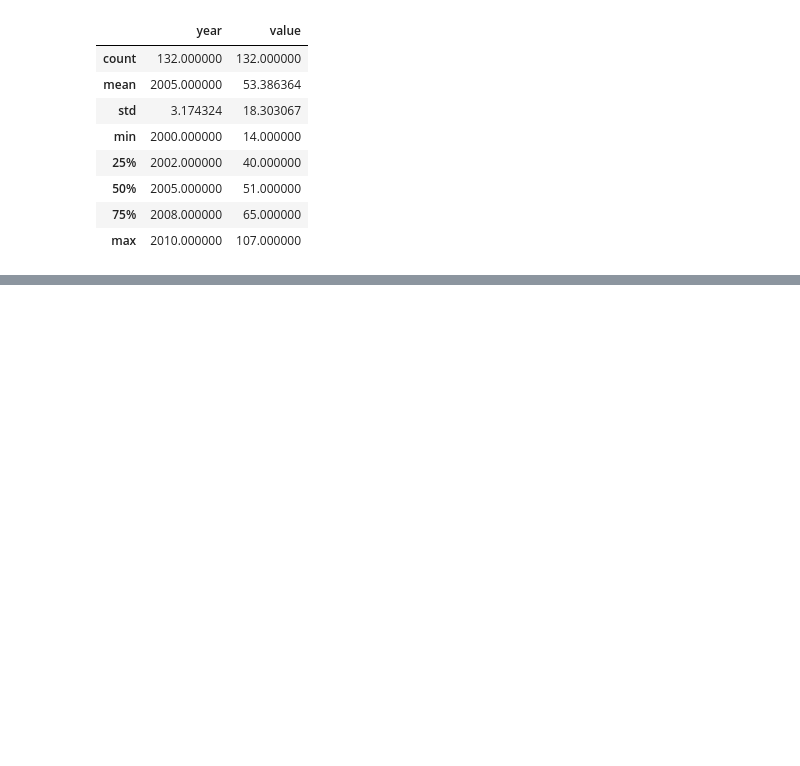
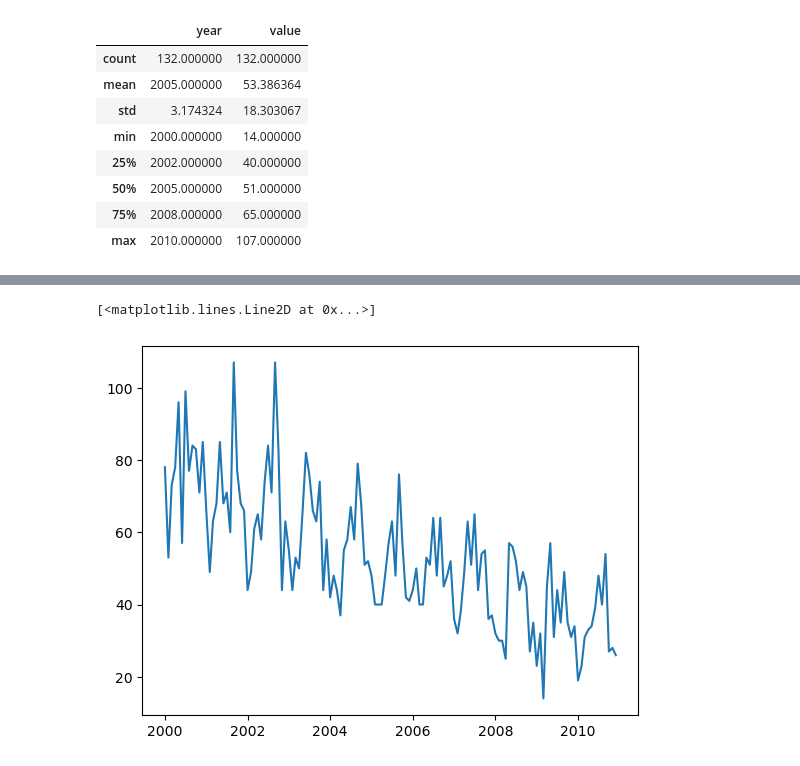
Before and after one commit to ravil-gasanov/dps-challenge, a Jupyter notebook: notebooks/eda.ipynb, the cells around one changed output, grey strips where cells are left out. Drawn from its saved outputs; the diff is of its cells as text; code cells hidden in the pictures; blank space fills up the shorter version.

Commit message:
explored data values + cleaning + autocorrelation and seasonality plots

```diff
--- a/notebooks/eda.ipynb
+++ b/notebooks/eda.ipynb
@@ -169,3 +170,6 @@ subset_eda_df.describe()
 | 50% | 2005.000000 | 51.000000 |
 | 75% | 2008.000000 | 65.000000 |
 | max | 2010.000000 | 107.000000 |
+# %%
+subset_eda_df['month'] = subset_eda_df['month'].str.extract(r'\d\d\d\d(\d\d)')
+subset_eda_df['date'] = pd.to_datetime(subset_eda_df['year'].astype(str) + '-' + subset_eda_df['month'])
@@ -171,0 +187,6 @@ subset_eda_df.describe()
+# %%
+grouped = subset_eda_df.groupby('date').sum()
+plt.plot(grouped.index, grouped.value)
+# %% [output]
+[<matplotlib.lines.Line2D at 0x...>]
+[figure, added]
```
Also changed, not shown: parts of 3 cells of this notebook.
